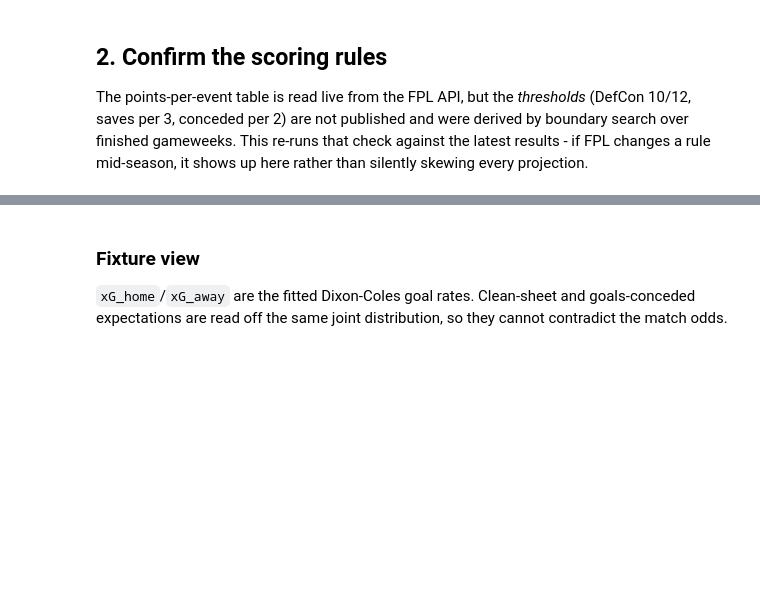
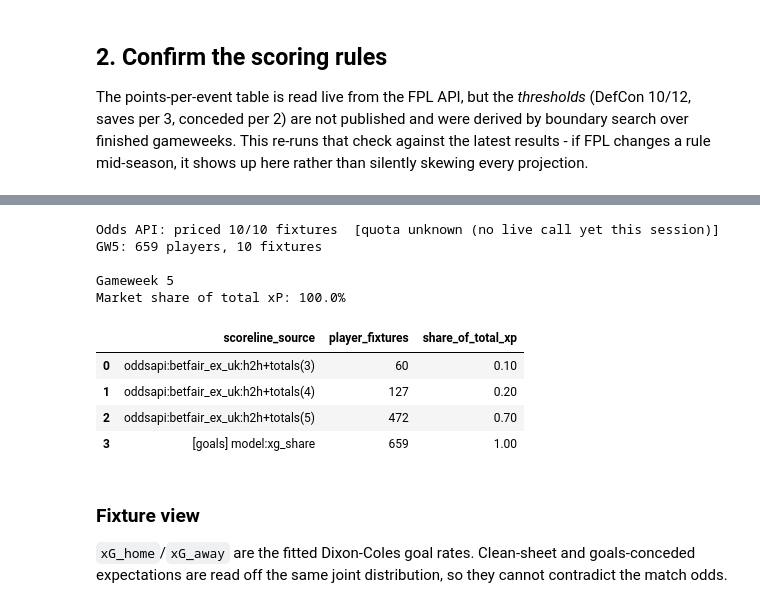
Before and after one commit to ag1392/Fantasy-PL, a Jupyter notebook: notebooks/run-weekly/free_hit.ipynb, the cells around one changed output, grey strips where cells are left out. Drawn from its saved outputs; the diff is of its cells as text; code cells hidden in the pictures; blank space fills up the shorter version.

```diff
--- a/notebooks/run-weekly/free_hit.ipynb
+++ b/notebooks/run-weekly/free_hit.ipynb
@@ -57,9 +70,22 @@ odds are priced from the market and the rest fall back automatically.
 # %%
-res = run(event=None)          # event=None -> next gameweek; "auto" price source
+REFRESH = False                 # True = force-refresh prices, news, odds (costs quota)
+
+res = run(event=None, max_age=0 if REFRESH else None)   # event=None -> next gameweek
 
 print(f"\nGameweek {res.event}")
 print(f"Market share of total xP: {100*res.exchange_share():.1f}%")
 res.provenance
+# %% [output]
+Odds API: priced 10/10 fixtures  [quota unknown (no live call yet this session)]
+GW5: 659 players, 10 fixtures
+
+Gameweek 5
+Market share of total xP: 100.0%
+|  | scoreline_source | player_fixtures | share_of_total_xp |
+| 0 | oddsapi:betfair_ex_uk:h2h+totals(3) | 60 | 0.10 |
+| 1 | oddsapi:betfair_ex_uk:h2h+totals(4) | 127 | 0.20 |
+| 2 | oddsapi:betfair_ex_uk:h2h+totals(5) | 472 | 0.70 |
+| 3 | [goals] model:xg_share | 659 | 1.00 |
 # %% [markdown]
 ### Fixture view
 
```
Also changed, not shown: parts of 15 cells of this notebook, 5 other files.
